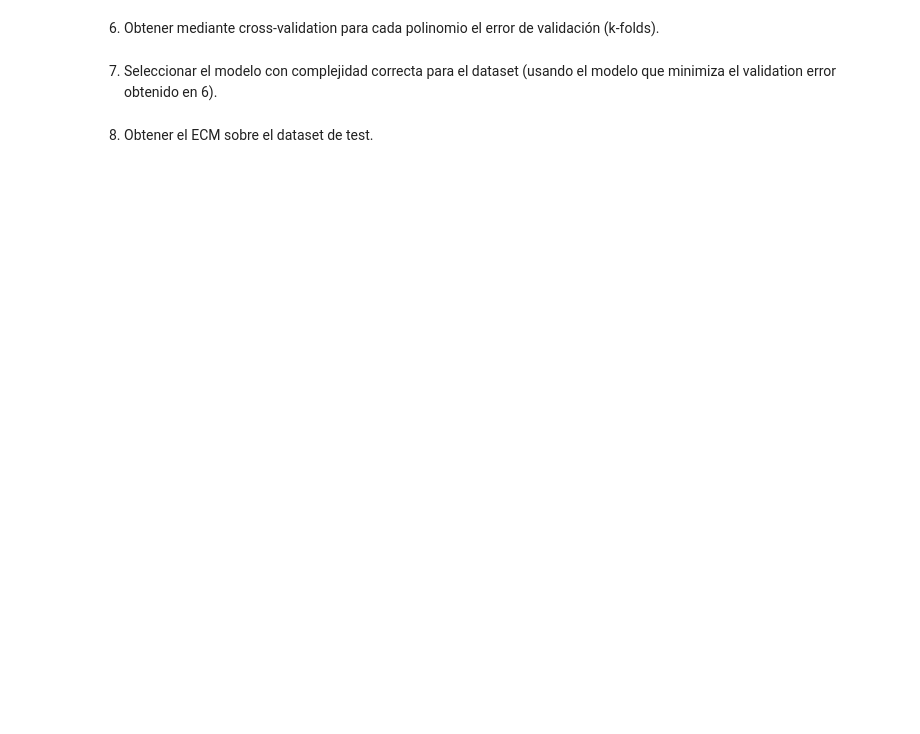
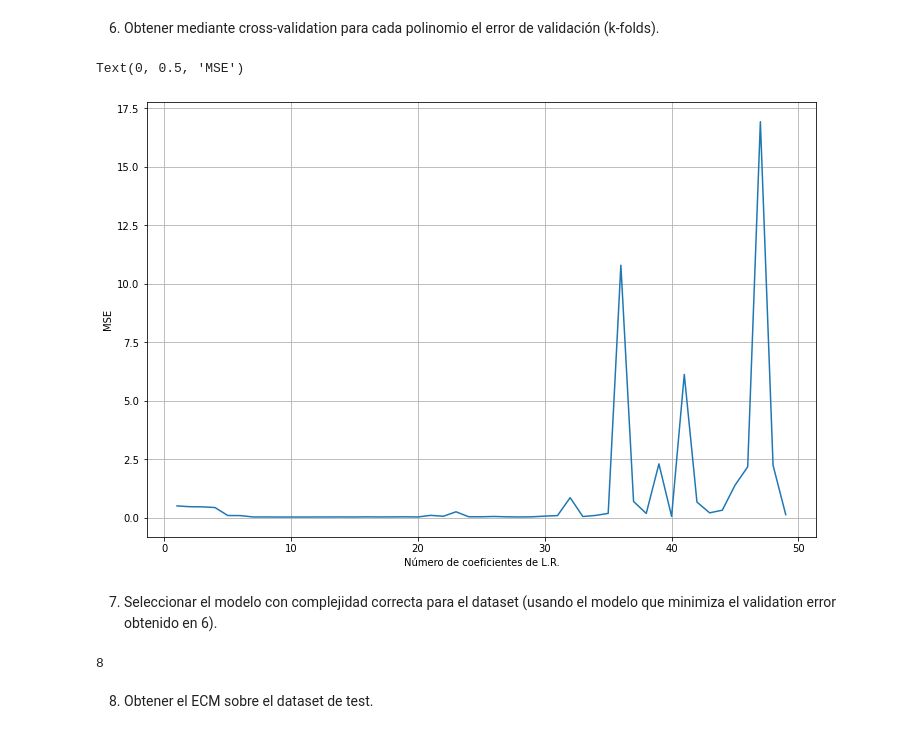
Before and after one commit to nhorro/ceai2020, a Jupyter notebook: intro_ai/clase_5/Clase05.ipynb, the cells around one changed output. Saved outputs shown, nothing was run; the diff lists cells and outputs as text; code cells hidden in the pictures; blank space fills up the shorter version.

```diff
--- a/intro_ai/clase_5/Clase05.ipynb
+++ b/intro_ai/clase_5/Clase05.ipynb
@@ -120,25 +144,55 @@ plot_model_results(x,y,model_results)
 # %% [markdown]
 6. Obtener mediante cross-validation para cada polinomio el error de validación (k-folds).
+# %%
+def train_lr_model_n_coeffs(coeff,x,y):
+    model = model = LinearRegression()
+    x_acc = []
+    for c in range(coeff):
+        x_acc.append(x**(coeff-c))
+    xx = np.vstack(x_acc).T
+    model.fit(xx, y.reshape(-1, 1))
+    return model
+
+def make_prediction_n_coeffs(model,x):
+    w = model.get_model()
+    coeff = w.shape[0]
+    y_hat = 0
+    for c in range(coeff):
+        y_hat += w[c]*x**(coeff-c)
+    return y_hat
 # %%
-#TODO
-
-def k_folds(X_train, y_train, k=5):
-    l_regression = LinearRegression()
+def k_folds_n_coeffs(X_train, y_train, coeff, k=5):
     error = MSE()
-
     chunk_size = int(len(X_train) / k)
     mse_list = []
     for i in range(0, len(X_train), chunk_size):
         end = i + chunk_size if i + chunk_size <= len(X_train) else len(X_train)
         new_X_valid = X_train[i: end]
         new_y_valid = y_train[i: end]
         new_X_train = np.concatenate([X_train[: i], X_train[end:]])
         new_y_train = np.concatenate([y_train[: i], y_train[end:]])
 
-        l_regression.fit(new_X_train, new_y_train)
-        prediction = l_regression.predict(new_X_valid)
+        model = train_lr_model_n_coeffs(coeff,new_X_train,new_y_train)
+        prediction = make_prediction_n_coeffs(model,new_X_valid)
         mse_list.append(error(new_y_valid, prediction))
 
     mean_MSE = np.mean(mse_list)
+    return mean_MSE
 
-    return mean_MSE
+k_folds_mse_results = []
+max_coeffs = 50
+for c in range(1,max_coeffs):
+    mean_mse = k_folds_n_coeffs(x_train,y_train,c)
+    k_folds_mse_results.append(mean_mse)
+    #print(f"Coefficient {c}. Mean MSE: {mean_mse}")
+
+
+k_folds_mse_results = np.array(k_folds_mse_results)
+plt.figure(figsize=(12,8))
+plt.grid(which="Both")
+plt.plot(np.arange(1,max_coeffs),k_folds_mse_results)
+plt.xlabel("Número de coeficientes de L.R.")
+plt.ylabel("MSE")
+# %% [output]
+Text(0, 0.5, 'MSE')
+[figure, added]
@@ -149,2 +203,6 @@ def k_folds(X_train, y_train, k=5):
+# %%
+k_folds_mse_results.argmin()
+# %% [output]
+8
 # %% [markdown]
 8. Obtener el ECM sobre el dataset de test.
```
Also changed, not shown: parts of 15 cells of this notebook, 8 other files.
